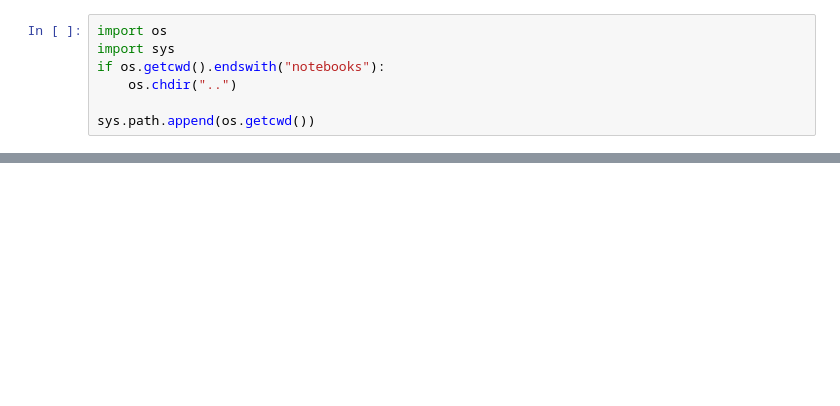
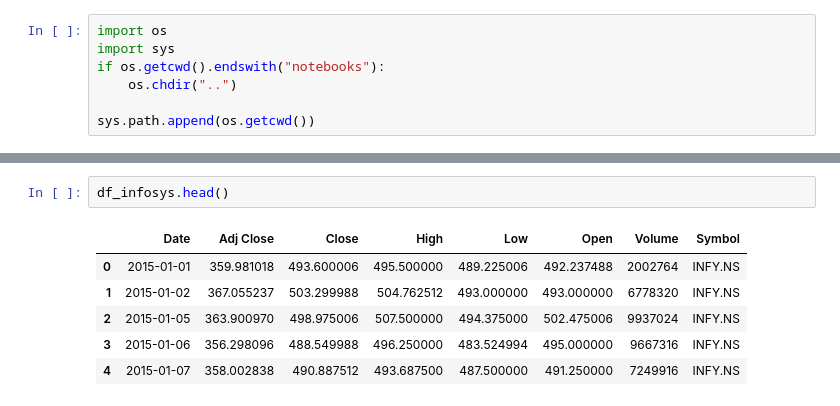
Before and after one commit to akshita568/Stock_market_predictor, a Jupyter notebook: notebooks/data_cleaning.ipynb, the cells around one changed output, grey strips where cells are left out. Cells and saved outputs as stored; diff of their text form; blank space fills up the shorter version.

```diff
--- a/notebooks/data_cleaning.ipynb
+++ b/notebooks/data_cleaning.ipynb
@@ -28,0 +51,9 @@ import seaborn as sns
+# %%
+df_infosys.head()
+# %% [output]
+|  | Date | Adj Close | Close | High | Low | Open | Volume | Symbol |
+| 0 | 2015-01-01 | 359.981018 | 493.600006 | 495.500000 | 489.225006 | 492.237488 | 2002764 | INFY.NS |
+| 1 | 2015-01-02 | 367.055237 | 503.299988 | 504.762512 | 493.000000 | 493.000000 | 6778320 | INFY.NS |
+| 2 | 2015-01-05 | 363.900970 | 498.975006 | 507.500000 | 494.375000 | 502.475006 | 9937024 | INFY.NS |
+| 3 | 2015-01-06 | 356.298096 | 488.549988 | 496.250000 | 483.524994 | 495.000000 | 9667316 | INFY.NS |
+| 4 | 2015-01-07 | 358.002838 | 490.887512 | 493.687500 | 487.500000 | 491.250000 | 7249916 | INFY.NS |
```
Also changed, not shown: parts of 23 cells of this notebook, 12 other files.
